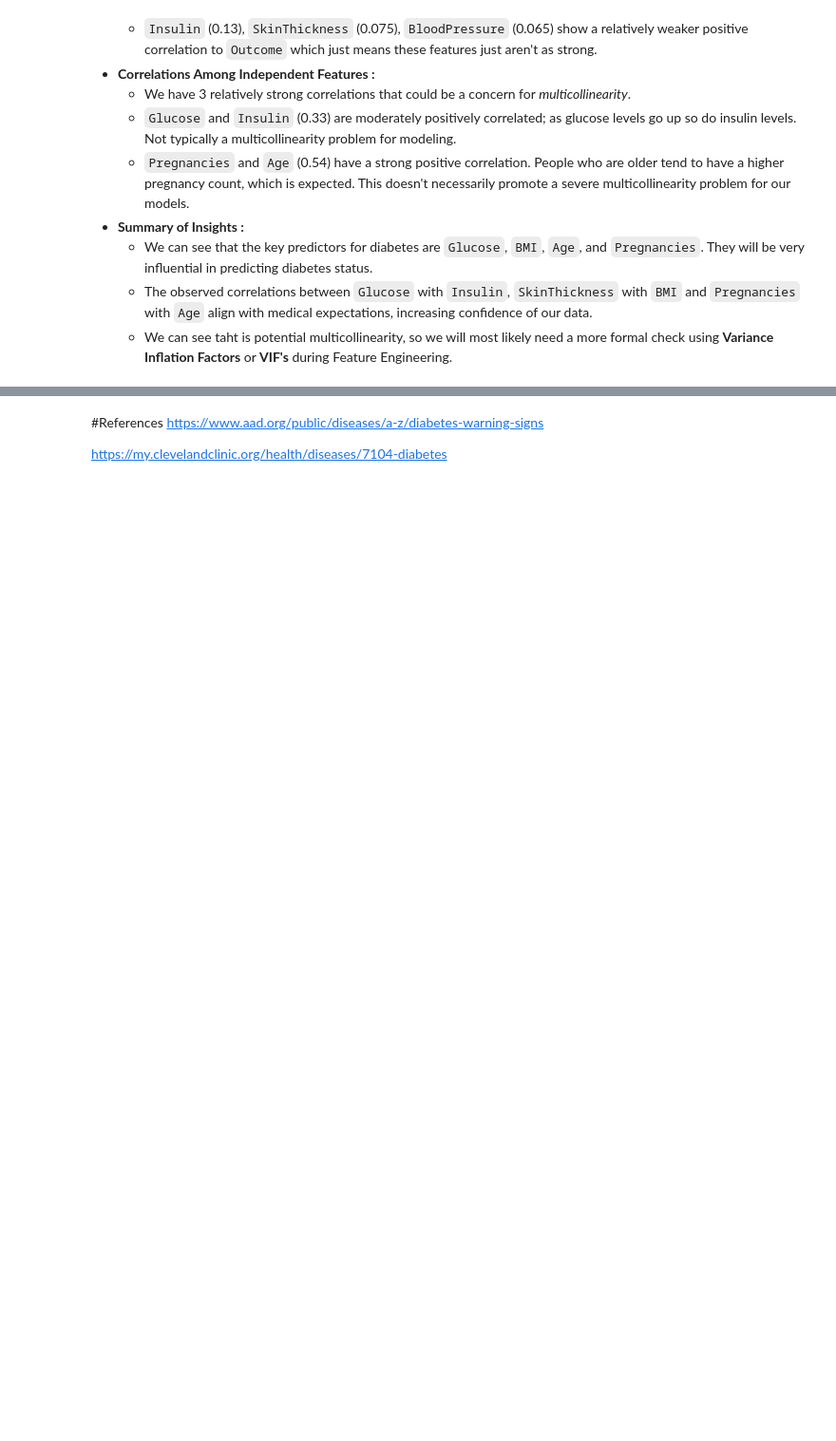
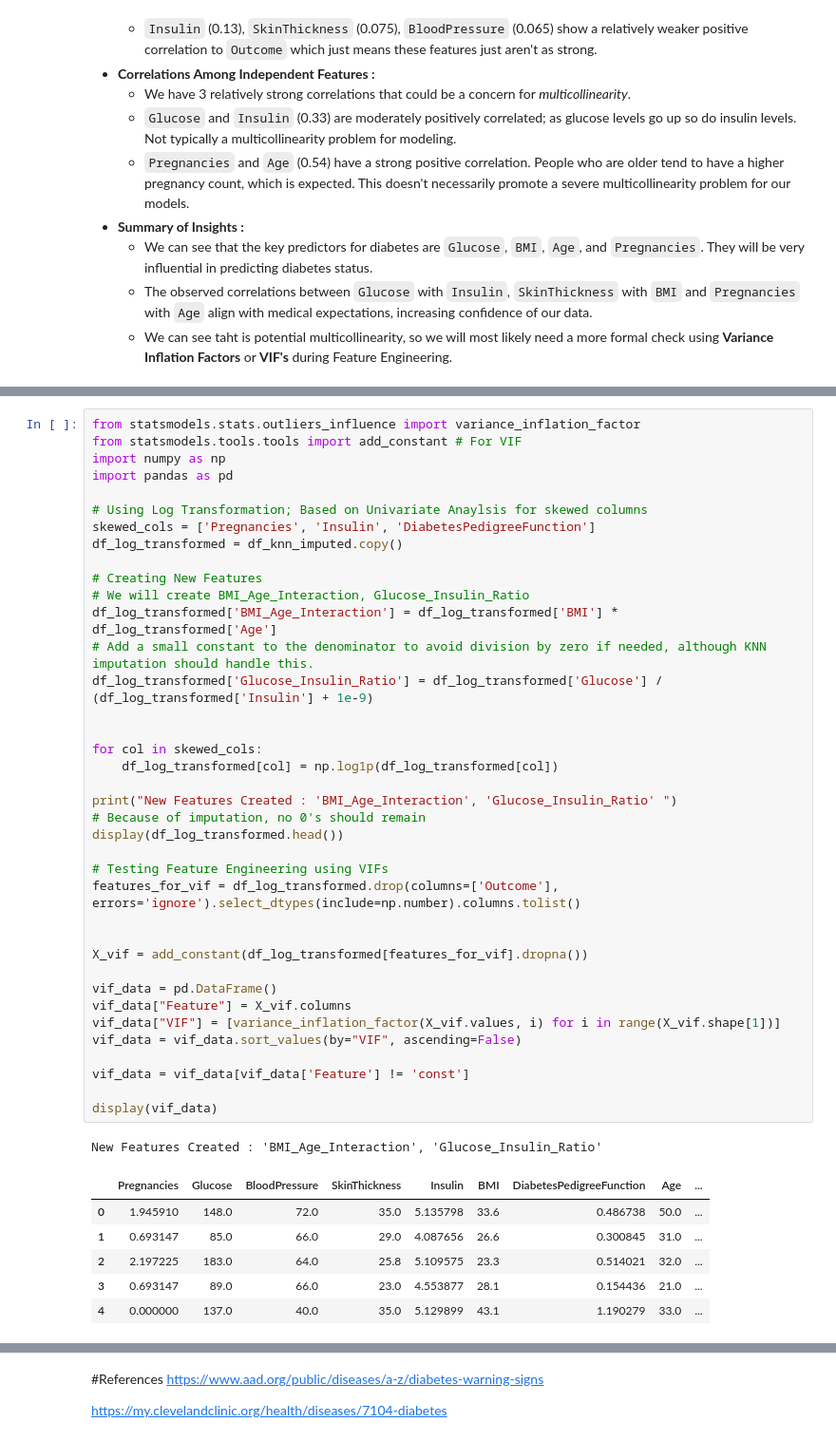
Before and after one commit to bryan3342/Data-Science-CSCI-381, a Jupyter notebook: Diabetes_Prediction_Model_Data_Science.ipynb, the cells around one changed output, grey strips where cells are left out. Shown at 95% size. Saved outputs shown, nothing was run; the diff lists cells and outputs as text; blank space fills up the shorter version.

```diff
--- a/Diabetes_Prediction_Model_Data_Science.ipynb
+++ b/Diabetes_Prediction_Model_Data_Science.ipynb
@@ -227,0 +351,46 @@ We represent the analysis using a **Correlation Heatmap** that tells us the *str
+# %%
+from statsmodels.stats.outliers_influence import variance_inflation_factor
+from statsmodels.tools.tools import add_constant # For VIF
+import numpy as np
+import pandas as pd
+
+# Using Log Transformation; Based on Univariate Anaylsis for skewed columns
+skewed_cols = ['Pregnancies', 'Insulin', 'DiabetesPedigreeFunction']
+df_log_transformed = df_knn_imputed.copy()
+
+# Creating New Features
+# We will create BMI_Age_Interaction, Glucose_Insulin_Ratio
+df_log_transformed['BMI_Age_Interaction'] = df_log_transformed['BMI'] * df_log_transformed['Age']
+# Add a small constant to the denominator to avoid division by zero if needed, although KNN imputation should handle this.
+df_log_transformed['Glucose_Insulin_Ratio'] = df_log_transformed['Glucose'] / (df_log_transformed['Insulin'] + 1e-9)
+
+
+for col in skewed_cols:
+    df_log_transformed[col] = np.log1p(df_log_transformed[col])
+
+print("New Features Created : 'BMI_Age_Interaction', 'Glucose_Insulin_Ratio' ")
+# Because of imputation, no 0's should remain
+display(df_log_transformed.head())
+
+# Testing Feature Engineering using VIFs
+features_for_vif = df_log_transformed.drop(columns=['Outcome'], errors='ignore').select_dtypes(include=np.number).columns.tolist()
+
+
+X_vif = add_constant(df_log_transformed[features_for_vif].dropna())
+
+vif_data = pd.DataFrame()
+vif_data["Feature"] = X_vif.columns
+vif_data["VIF"] = [variance_inflation_factor(X_vif.values, i) for i in range(X_vif.shape[1])]
+vif_data = vif_data.sort_values(by="VIF", ascending=False)
+
+vif_data = vif_data[vif_data['Feature'] != 'const']
+
+display(vif_data)
+# %% [output]
+New Features Created : 'BMI_Age_Interaction', 'Glucose_Insulin_Ratio'
+|  | Pregnancies | Glucose | BloodPressure | SkinThickness | Insulin | BMI | DiabetesPedigreeFunction | Age | ... |
+| 0 | 1.945910 | 148.0 | 72.0 | 35.0 | 5.135798 | 33.6 | 0.486738 | 50.0 | ... |
+| 1 | 0.693147 | 85.0 | 66.0 | 29.0 | 4.087656 | 26.6 | 0.300845 | 31.0 | ... |
+| 2 | 2.197225 | 183.0 | 64.0 | 25.8 | 5.109575 | 23.3 | 0.514021 | 32.0 | ... |
+| 3 | 0.693147 | 89.0 | 66.0 | 23.0 | 4.553877 | 28.1 | 0.154436 | 21.0 | ... |
+| 4 | 0.000000 | 137.0 | 40.0 | 35.0 | 5.129899 | 43.1 | 1.190279 | 33.0 | ... |
```
Also changed, not shown: parts of 15 cells of this notebook.
